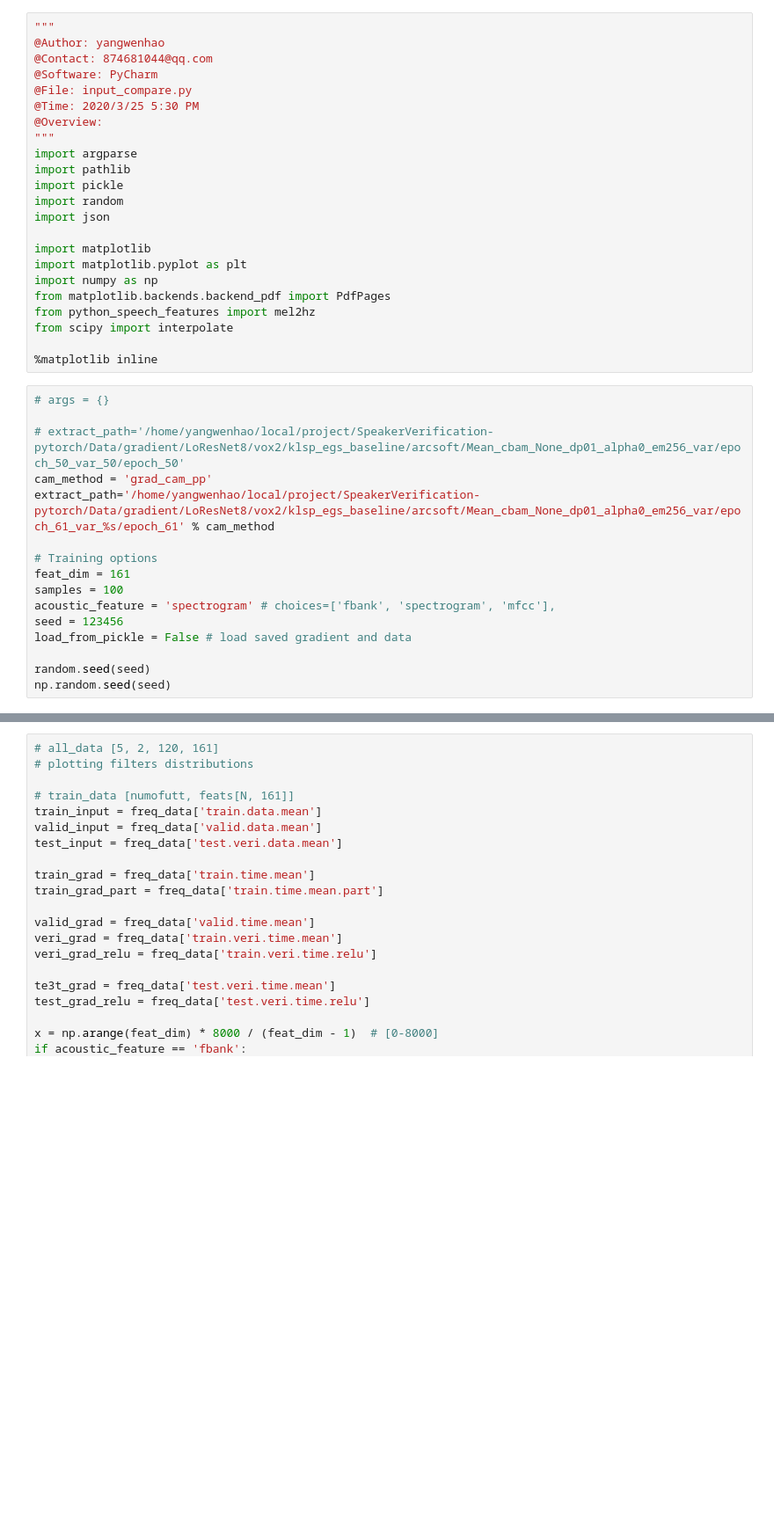
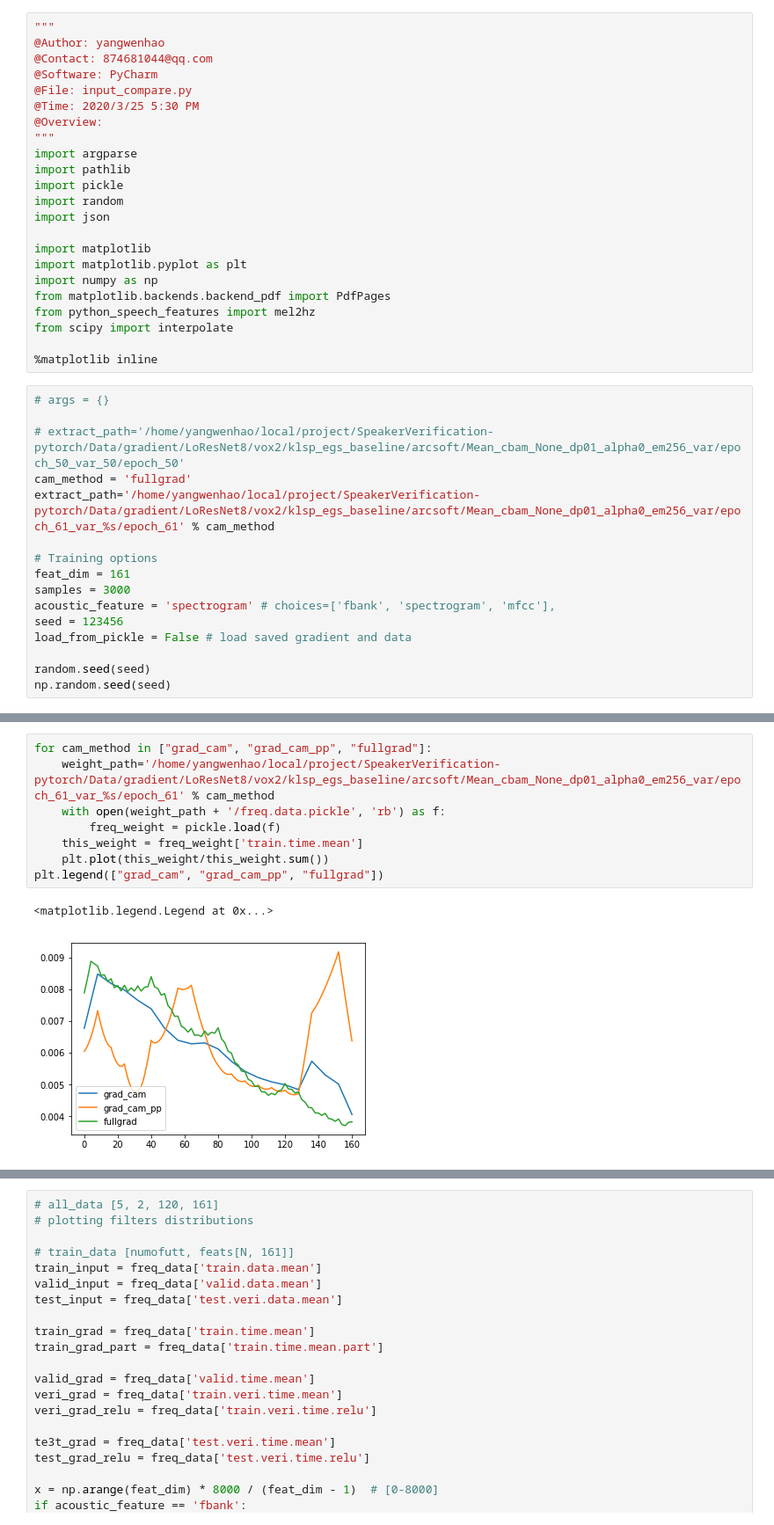
Before and after one commit to Wenhao-Yang/SpeakerVerifiaction-pytorch, a Jupyter notebook: Lime/visual_gradient.ipynb, the cells around one changed output, grey strips where cells are left out. Shown: that part at 88% size. Saved outputs shown, nothing was run; the diff lists cells and outputs as text; blank space fills up the shorter version.

```diff
--- a/Lime/visual_gradient.ipynb
+++ b/Lime/visual_gradient.ipynb
@@ -25,12 +25,12 @@ from scipy import interpolate
 # args = {}
 
 # extract_path='/home/yangwenhao/local/project/SpeakerVerification-pytorch/Data/gradient/LoResNet8/vox2/klsp_egs_baseline/arcsoft/Mean_cbam_None_dp01_alpha0_em256_var/epoch_50_var_50/epoch_50'
-cam_method = 'grad_cam_pp'
+cam_method = 'fullgrad'
 extract_path='/home/yangwenhao/local/project/SpeakerVerification-pytorch/Data/gradient/LoResNet8/vox2/klsp_egs_baseline/arcsoft/Mean_cbam_None_dp01_alpha0_em256_var/epoch_61_var_%s/epoch_61' % cam_method
 
 # Training options
 feat_dim = 161
-samples = 100
+samples = 3000
 acoustic_feature = 'spectrogram' # choices=['fbank', 'spectrogram', 'mfcc'],
 seed = 123456
 load_from_pickle = False # load saved gradient and data
@@ -332,0 +323,11 @@ ax.legend(['f', 'm'])
+# %%
+for cam_method in ["grad_cam", "grad_cam_pp", "fullgrad"]:
+    weight_path='/home/yangwenhao/local/project/SpeakerVerification-pytorch/Data/gradient/LoResNet8/vox2/klsp_egs_baseline/arcsoft/Mean_cbam_None_dp01_alpha0_em256_var/epoch_61_var_%s/epoch_61' % cam_method
+    with open(weight_path + '/freq.data.pickle', 'rb') as f:
+        freq_weight = pickle.load(f)
+    this_weight = freq_weight['train.time.mean']
+    plt.plot(this_weight/this_weight.sum())
+plt.legend(["grad_cam", "grad_cam_pp", "fullgrad"])
+# %% [output]
+<matplotlib.legend.Legend at 0x...>
+[figure, added]
```
Also changed, not shown: parts of 8 cells of this notebook, 1 other file.
